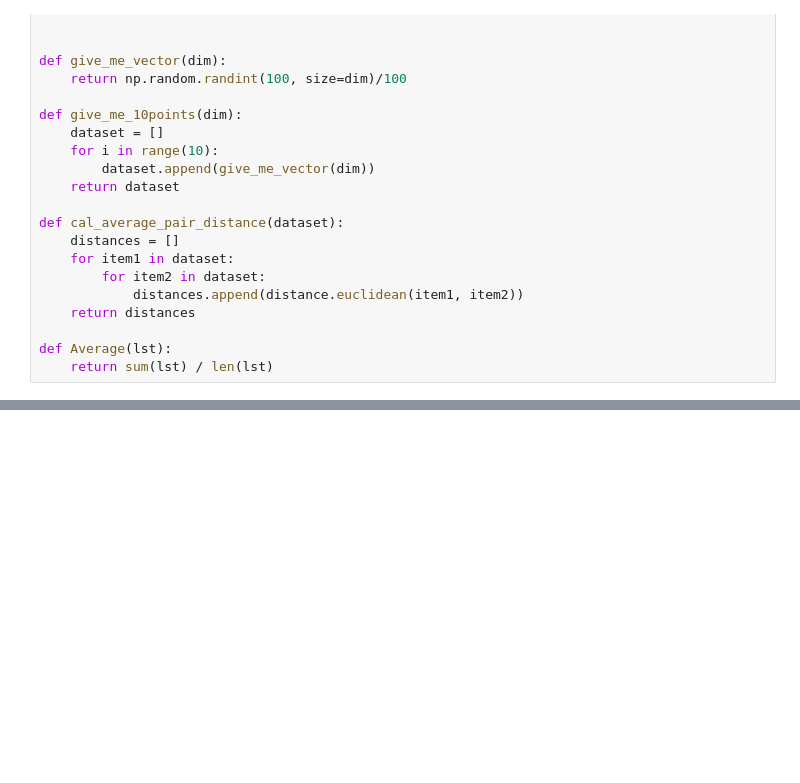
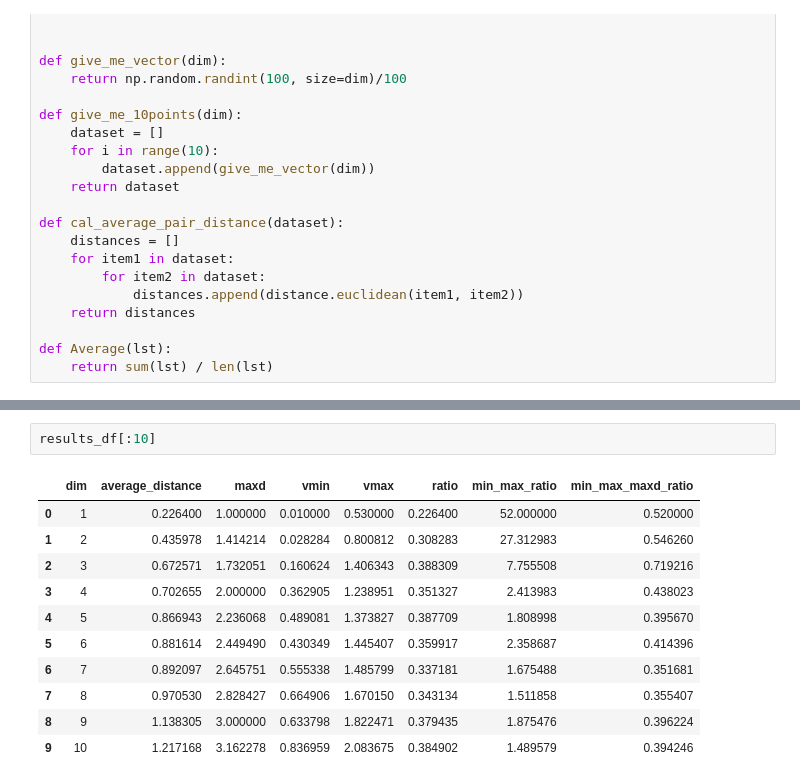
Before and after one commit to sparktsao/VerifyCurseofDim, a Jupyter notebook: R20200620_VerifyCurseofDim.ipynb, the cells around one changed output, grey strips where cells are left out. Saved outputs shown, nothing was run; the diff lists cells and outputs as text; blank space fills up the shorter version.

```diff
--- a/R20200620_VerifyCurseofDim.ipynb
+++ b/R20200620_VerifyCurseofDim.ipynb
@@ -85,0 +98,14 @@ Text(0, 0.5, 'min_max_ratio')
+# %%
+results_df[:10]
+# %% [output]
+|  | dim | average_distance | maxd | vmin | vmax | ratio | min_max_ratio | min_max_maxd_ratio |
+| 0 | 1 | 0.226400 | 1.000000 | 0.010000 | 0.530000 | 0.226400 | 52.000000 | 0.520000 |
+| 1 | 2 | 0.435978 | 1.414214 | 0.028284 | 0.800812 | 0.308283 | 27.312983 | 0.546260 |
+| 2 | 3 | 0.672571 | 1.732051 | 0.160624 | 1.406343 | 0.388309 | 7.755508 | 0.719216 |
+| 3 | 4 | 0.702655 | 2.000000 | 0.362905 | 1.238951 | 0.351327 | 2.413983 | 0.438023 |
+| 4 | 5 | 0.866943 | 2.236068 | 0.489081 | 1.373827 | 0.387709 | 1.808998 | 0.395670 |
+| 5 | 6 | 0.881614 | 2.449490 | 0.430349 | 1.445407 | 0.359917 | 2.358687 | 0.414396 |
+| 6 | 7 | 0.892097 | 2.645751 | 0.555338 | 1.485799 | 0.337181 | 1.675488 | 0.351681 |
+| 7 | 8 | 0.970530 | 2.828427 | 0.664906 | 1.670150 | 0.343134 | 1.511858 | 0.355407 |
+| 8 | 9 | 1.138305 | 3.000000 | 0.633798 | 1.822471 | 0.379435 | 1.875476 | 0.396224 |
+| 9 | 10 | 1.217168 | 3.162278 | 0.836959 | 2.083675 | 0.384902 | 1.489579 | 0.394246 |
```
Also changed, not shown: parts of 7 cells of this notebook.
